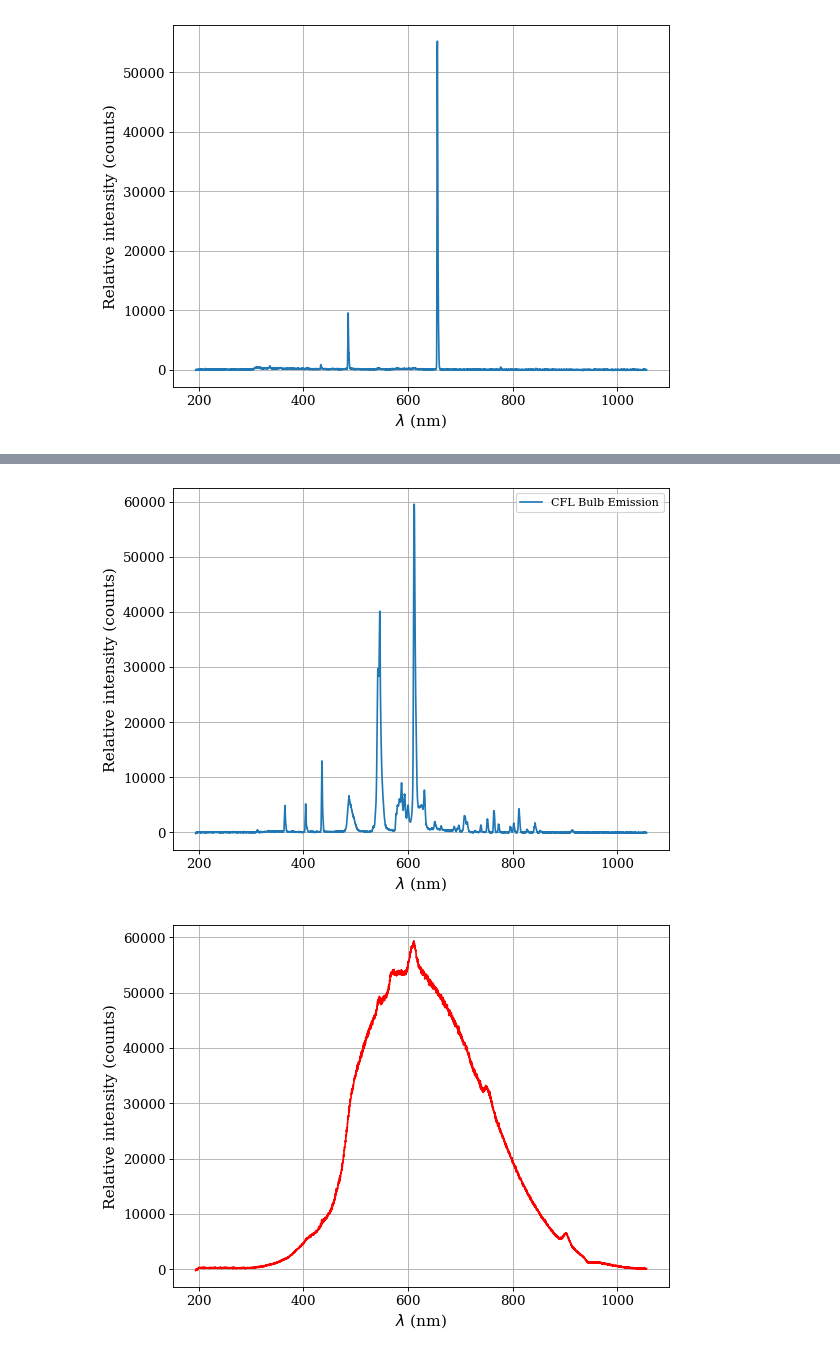
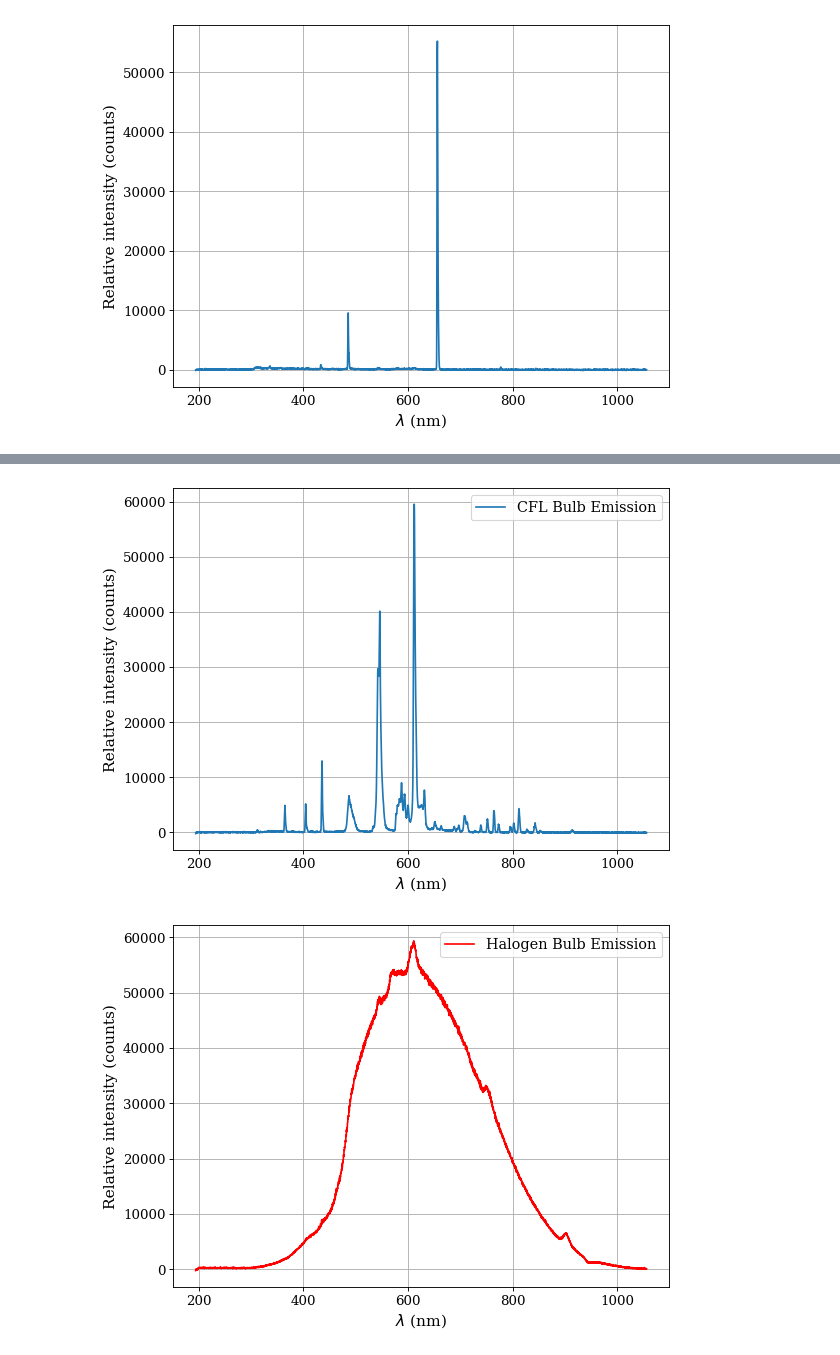
Before and after one commit to fmarrar/ae460AB6, a Jupyter notebook: Lab_5/DataAnalysis.ipynb, the cells around one changed output, grey strips where cells are left out. Drawn from its saved outputs; the diff is of its cells as text; code cells hidden in the pictures.

```diff
--- a/Lab_5/DataAnalysis.ipynb
+++ b/Lab_5/DataAnalysis.ipynb
@@ -69,23 +69,24 @@ fig.savefig('KvsI.png')
 # %%
 figure(figsize=(8,6), dpi=80)
 plt.plot(lam_CFL, I_CFL, label="CFL Bulb Emission")
 plt.grid()
-plt.legend()
+plt.legend(fontsize=13)
 plt.xlabel('$\lambda$ (nm)', fontsize=14)
 plt.ylabel('Relative intensity (counts)', fontsize=14)
 plt.tick_params(labelsize=12)
 plt.savefig('CFL_emission.png')
 
 figure(figsize=(8,6), dpi=80)
 plt.plot(lam_halogen, I_halogen, 'r', label="Halogen Bulb Emission")
 plt.grid()
+plt.legend(fontsize=13)
 plt.xlabel('$\lambda$ (nm)', fontsize=14)
 plt.ylabel('Relative intensity (counts)', fontsize=14)
 plt.tick_params(labelsize=12)
 plt.savefig('halogen_emission.png')
 # %% [output]
-[figure, old version]
+[figure, new version]
-[figure, old version]
+[figure, new version]
 # %%
 fig, ax = plt.subplots(3, 1, figsize=(9, 10), sharex=True, sharey=True)
 ax[0].plot(lam_Hg_control, I_Hg_control, 'r', label="Mercury Control")
```
Also changed, not shown: parts of 3 cells of this notebook, 7 other files.
